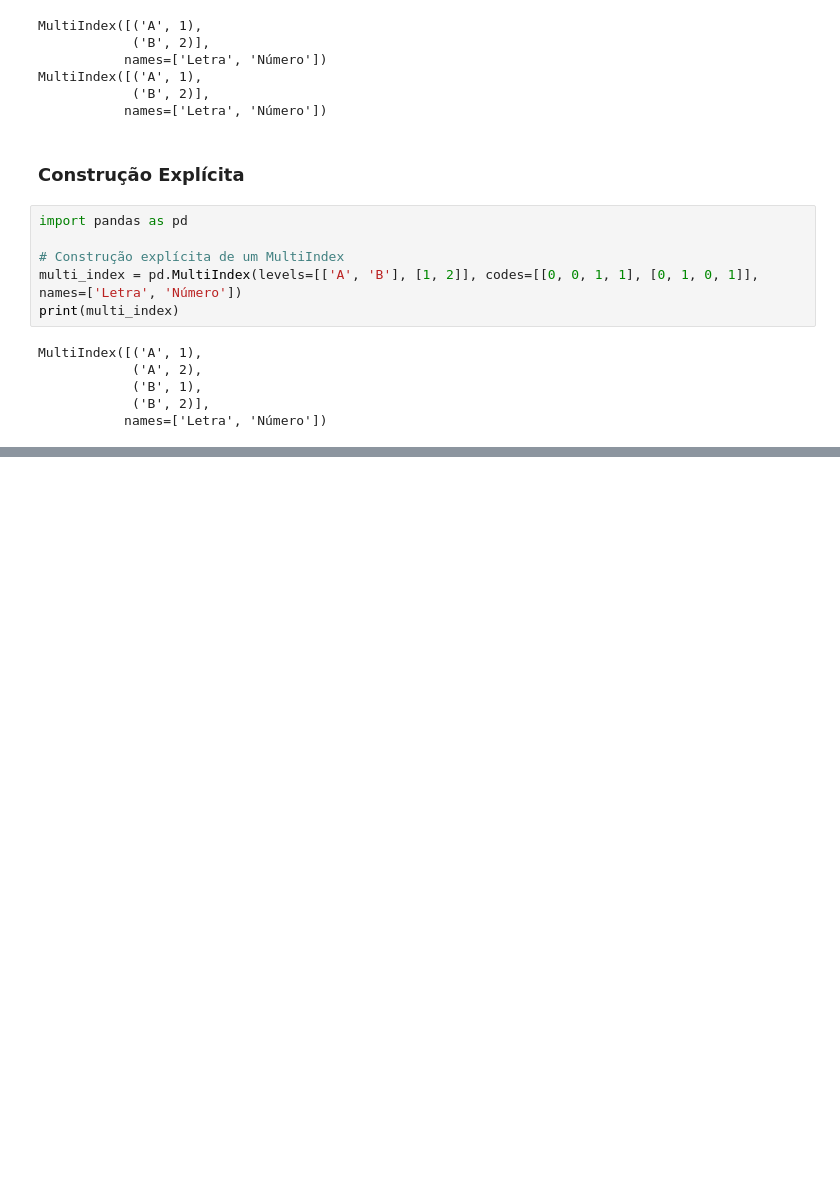
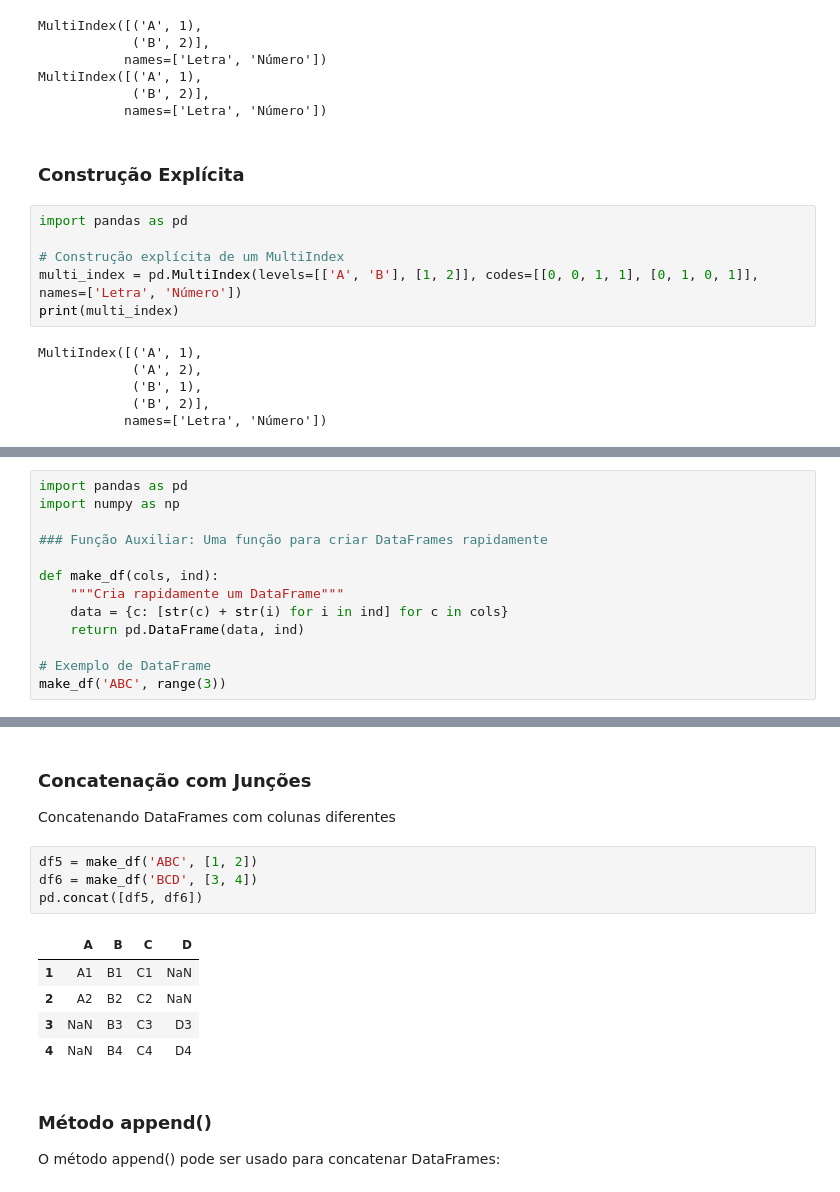
Before and after one commit to naticost/DataAnalytics, a Jupyter notebook: Python/Pandas/estudoPandas.ipynb, the cells around one changed output, grey strips where cells are left out. Cells and saved outputs as stored; diff of their text form; blank space fills up the shorter version.

Commit message:
Concat and Append

```diff
--- a/Python/Pandas/estudoPandas.ipynb
+++ b/Python/Pandas/estudoPandas.ipynb
@@ -522,0 +527,13 @@ MultiIndex([('A', 1),
+# %%
+import pandas as pd
+import numpy as np
+
+### Função Auxiliar: Uma função para criar DataFrames rapidamente
+
+def make_df(cols, ind):
+    """Cria rapidamente um DataFrame"""
+    data = {c: [str(c) + str(i) for i in ind] for c in cols}
+    return pd.DataFrame(data, ind)
+
+# Exemplo de DataFrame
+make_df('ABC', range(3))
@@ -522,0 +624,16 @@ MultiIndex([('A', 1),
+# %% [markdown]
+### Concatenação com Junções
+Concatenando DataFrames com colunas diferentes
+# %%
+df5 = make_df('ABC', [1, 2])
+df6 = make_df('BCD', [3, 4])
+pd.concat([df5, df6])
+# %% [output]
+|  | A | B | C | D |
+| 1 | A1 | B1 | C1 | NaN |
+| 2 | A2 | B2 | C2 | NaN |
+| 3 | NaN | B3 | C3 | D3 |
+| 4 | NaN | B4 | C4 | D4 |
+# %% [markdown]
+### Método append()
+O método append() pode ser usado para concatenar DataFrames:
```
Also changed, not shown: parts of 12 cells of this notebook.
